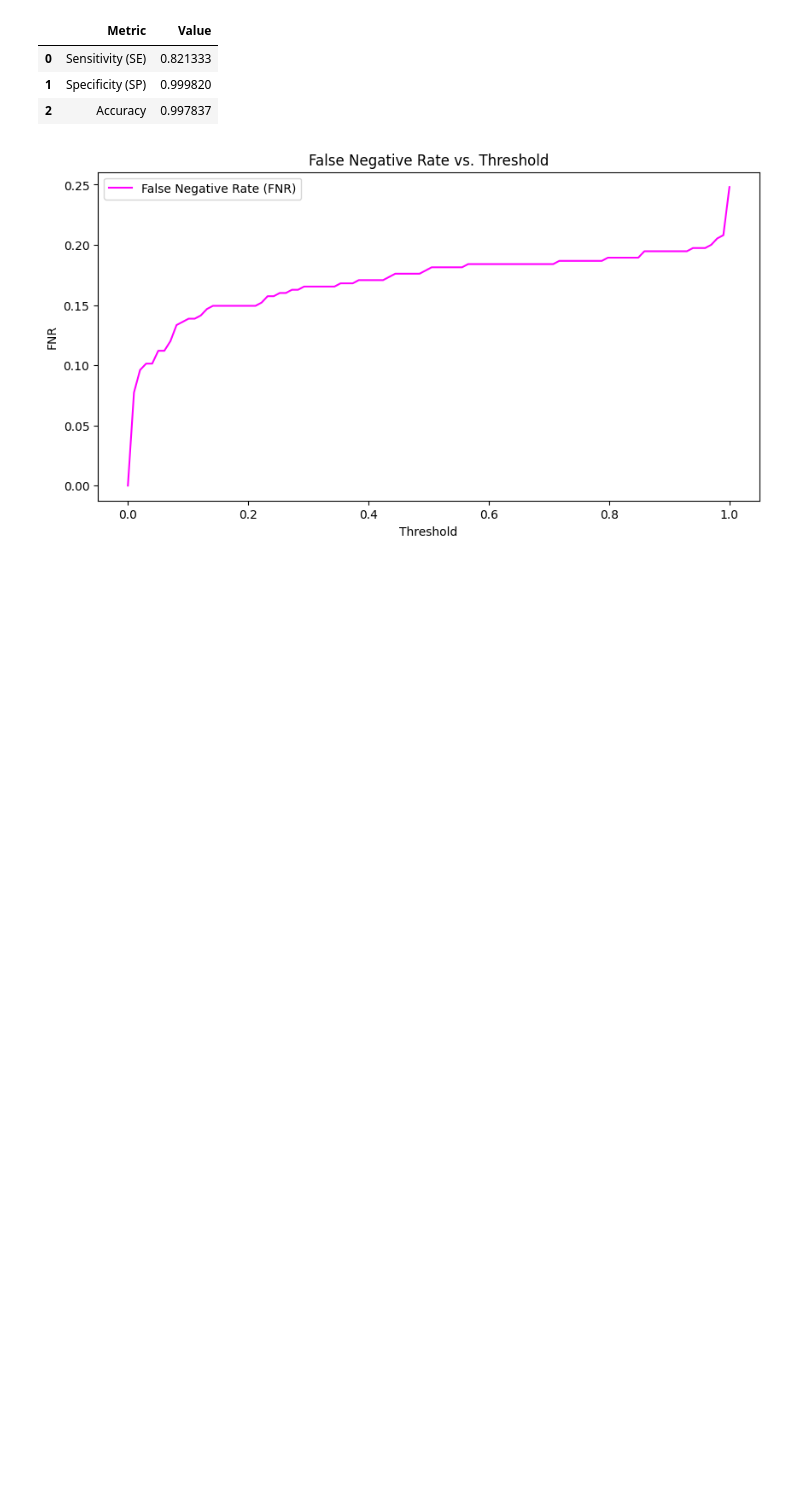
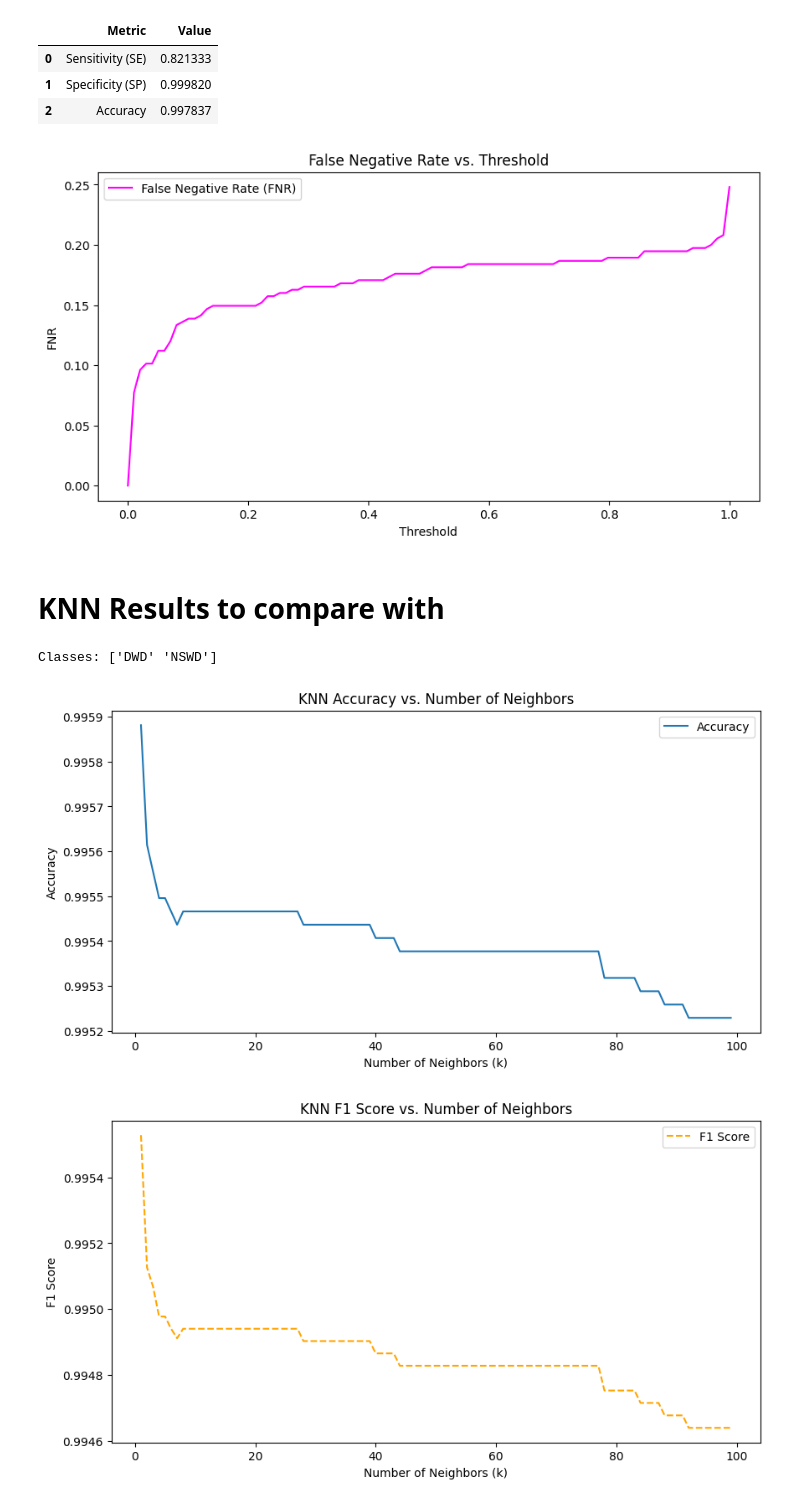
Before and after one commit to Irwintkc/lisa-ml, a Jupyter notebook: notebooks/network.ipynb, the cells around one changed output. Drawn from its saved outputs; the diff is of its cells as text; code cells hidden in the pictures; blank space fills up the shorter version.

```diff
--- a/notebooks/network.ipynb
+++ b/notebooks/network.ipynb
@@ -437,3 +437,5 @@ plt.legend()
 plt.show()
 # %% [output]
 [figure]
+# %% [markdown]
+# KNN Results to compare with
@@ -439,0 +450,63 @@ plt.show()
+# %%
+features = [
+    'Frequency', 'Amplitude', 'FrequencyDerivative', 'SNR', 'Eccentricity'
+   ]
+X = resolved_df[features]
+
+
+y = resolved_df['Class']
+
+le = LabelEncoder()
+y_encoded = le.fit_transform(y)
+print("\nClasses:", le.classes_)
+
+# Split the data into training and test sets.
+X_train, X_test, y_train, y_test = train_test_split(
+    X, y_encoded, test_size=0.2, random_state=1
+)
+
+# Scale features: KNN is sensitive to the scale of the features.
+scaler = StandardScaler()
+X_train_scaled = scaler.fit_transform(X_train)
+X_test_scaled = scaler.transform(X_test)
+
+# Define a range of k values (number of nearest neighbors)
+k_values = range(1, 100)
+accuracies = []
+f1_scores = []
+
+for k in k_values:
+    knn = KNeighborsClassifier(n_neighbors=k)
+    knn.fit(X_train_scaled, y_train)
+    y_pred = knn.predict(X_test_scaled)
+
+    # Compute accuracy and F1 score
+    acc = accuracy_score(y_test, y_pred)
+    f1 = f1_score(y_test, y_pred, average='weighted')
+
+    accuracies.append(acc)
+    f1_scores.append(f1)
+# %% [output]
+Classes: ['DWD' 'NSWD']
+# %%
+
+plt.figure(figsize=(10, 5))
+plt.plot(k_values, accuracies, linestyle='-', label='Accuracy')
+plt.xlabel("Number of Neighbors (k)")
+plt.ylabel("Accuracy")
+plt.title("KNN Accuracy vs. Number of Neighbors")
+#plt.xticks(k_values)
+plt.legend()
+plt.show()
+
+plt.figure(figsize=(10, 5))
+plt.plot(k_values, f1_scores, color='orange', linestyle='--', label='F1 Score')
+plt.xlabel("Number of Neighbors (k)")
+plt.ylabel("F1 Score")
+plt.title("KNN F1 Score vs. Number of Neighbors")
+#plt.xticks(k_values)
+plt.legend()
+plt.show()
+# %% [output]
+[figure, added]
+[figure, added]
```
Also changed, not shown: parts of 1 cell of this notebook, 10 other files.
